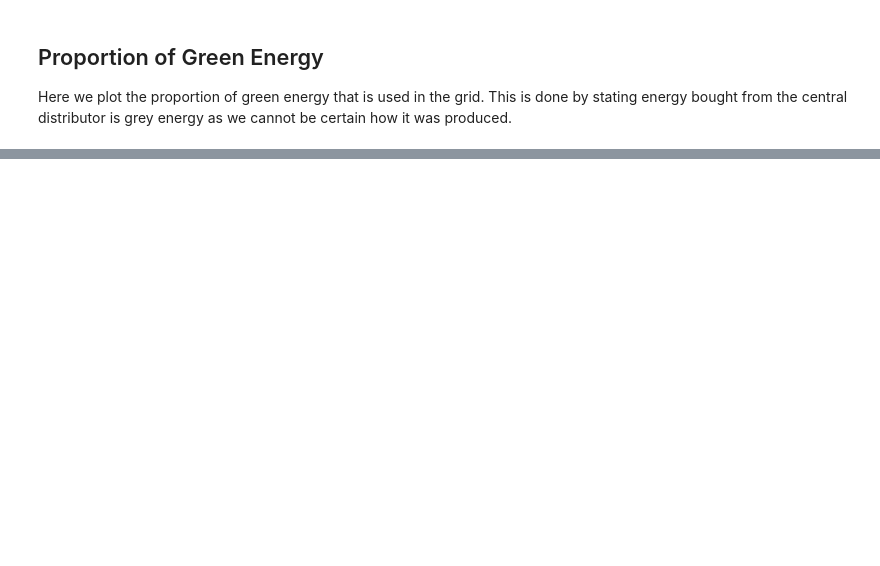
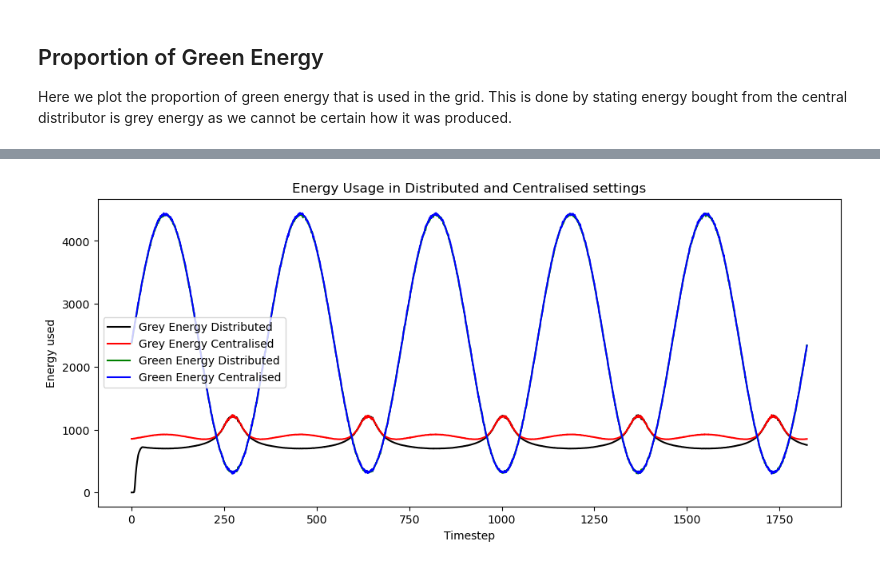
Before and after one commit to JiriOne/MultiAgentSystems, a Jupyter notebook: analysis/analysis.ipynb, the cells around one changed output, grey strips where cells are left out. Saved outputs shown, nothing was run; the diff lists cells and outputs as text; code cells hidden in the pictures; blank space fills up the shorter version.

```diff
--- a/analysis/analysis.ipynb
+++ b/analysis/analysis.ipynb
@@ -198,0 +240,21 @@ plt.show()
+# %%
+#compare energy usage in the two settings
+avg_grey_dis = avg_over_runs(data_distributed, 'total central energy bought')
+avg_grey_cen = avg_over_runs(data_centralised, 'total central energy bought')
+
+avg_energy_produced_dis = avg_over_runs(data_distributed, 'total energy produced')
+avg_energy_produced_cen = avg_over_runs(data_centralised, 'total energy produced')
+
+plt.figure(figsize=(12,5))
+plt.plot(avg_grey_dis, label='Grey Energy Distributed', color='k')
+plt.plot(avg_grey_cen, label='Grey Energy Centralised', color='r')
+plt.plot(avg_energy_produced_dis, label='Green Energy Distributed', color='g')
+plt.plot(avg_energy_produced_cen, label='Green Energy Centralised', color='b')
+
+plt.title('Energy Usage in Distributed and Centralised settings')
+plt.ylabel('Energy used')
+plt.xlabel('Timestep')
+plt.legend()
+plt.show()
+# %% [output]
+[figure, added]
```
Also changed, not shown: parts of 7 cells of this notebook, 45 other files.
